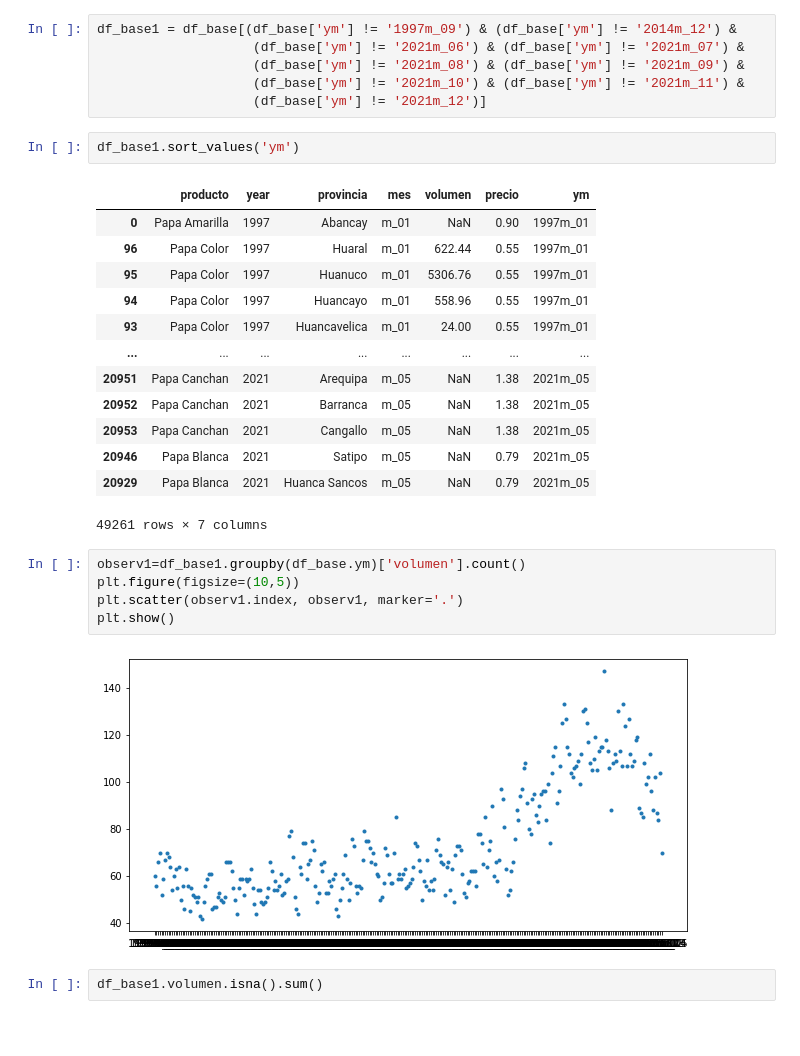
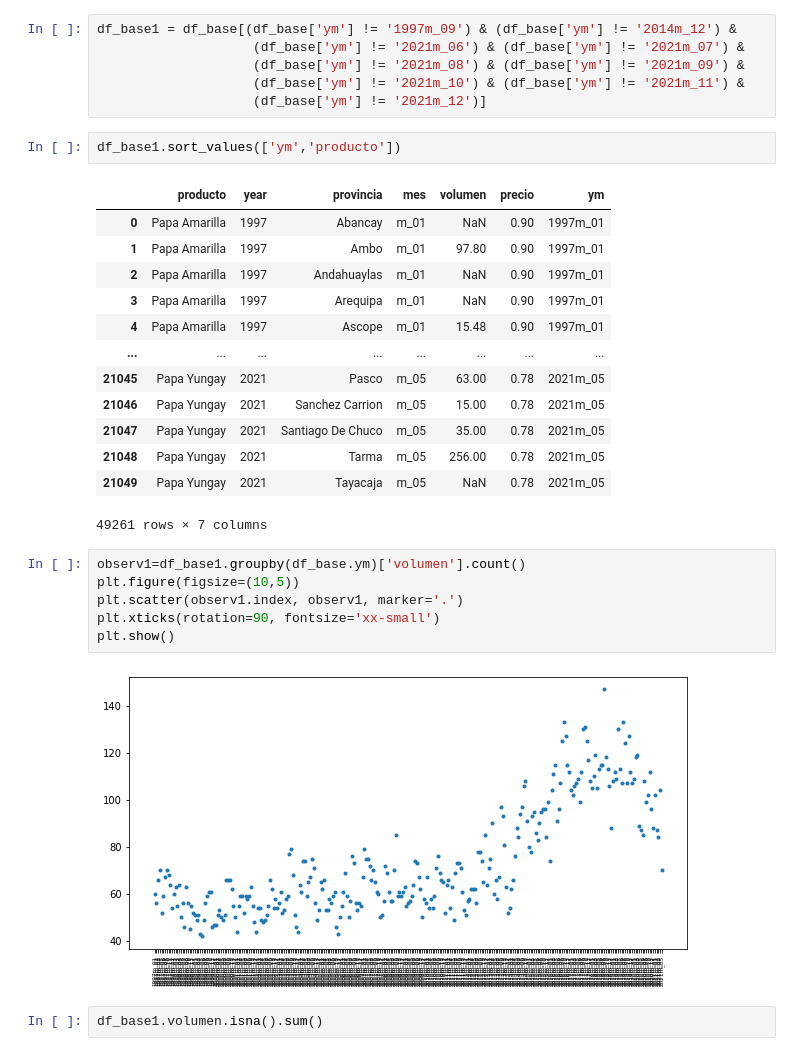
Before and after one commit to eduzegarra/grade_01, a Jupyter notebook: proyecto_papa.ipynb, the cells around one changed output. Saved outputs shown, nothing was run; the diff lists cells and outputs as text; blank space fills up the shorter version.

```diff
--- a/proyecto_papa.ipynb
+++ b/proyecto_papa.ipynb
@@ -223,28 +203,29 @@ df_base1 = df_base[(df_base['ym'] != '1997m_09') & (df_base['ym'] != '2014m_12')
                     (df_base['ym'] != '2021m_10') & (df_base['ym'] != '2021m_11') &
                     (df_base['ym'] != '2021m_12')]
 # %%
-df_base1.sort_values('ym')
+df_base1.sort_values(['ym','producto'])
 # %% [output]
 |  | producto | year | provincia | mes | volumen | precio | ym |
 | 0 | Papa Amarilla | 1997 | Abancay | m_01 | NaN | 0.90 | 1997m_01 |
-| 96 | Papa Color | 1997 | Huaral | m_01 | 622.44 | 0.55 | 1997m_01 |
-| 95 | Papa Color | 1997 | Huanuco | m_01 | 5306.76 | 0.55 | 1997m_01 |
-| 94 | Papa Color | 1997 | Huancayo | m_01 | 558.96 | 0.55 | 1997m_01 |
-| 93 | Papa Color | 1997 | Huancavelica | m_01 | 24.00 | 0.55 | 1997m_01 |
+| 1 | Papa Amarilla | 1997 | Ambo | m_01 | 97.80 | 0.90 | 1997m_01 |
+| 2 | Papa Amarilla | 1997 | Andahuaylas | m_01 | NaN | 0.90 | 1997m_01 |
+| 3 | Papa Amarilla | 1997 | Arequipa | m_01 | NaN | 0.90 | 1997m_01 |
+| 4 | Papa Amarilla | 1997 | Ascope | m_01 | 15.48 | 0.90 | 1997m_01 |
 | ... | ... | ... | ... | ... | ... | ... | ... |
-| 20951 | Papa Canchan | 2021 | Arequipa | m_05 | NaN | 1.38 | 2021m_05 |
-| 20952 | Papa Canchan | 2021 | Barranca | m_05 | NaN | 1.38 | 2021m_05 |
-| 20953 | Papa Canchan | 2021 | Cangallo | m_05 | NaN | 1.38 | 2021m_05 |
-| 20946 | Papa Blanca | 2021 | Satipo | m_05 | NaN | 0.79 | 2021m_05 |
-| 20929 | Papa Blanca | 2021 | Huanca Sancos | m_05 | NaN | 0.79 | 2021m_05 |
+| 21045 | Papa Yungay | 2021 | Pasco | m_05 | 63.00 | 0.78 | 2021m_05 |
+| 21046 | Papa Yungay | 2021 | Sanchez Carrion | m_05 | 15.00 | 0.78 | 2021m_05 |
+| 21047 | Papa Yungay | 2021 | Santiago De Chuco | m_05 | 35.00 | 0.78 | 2021m_05 |
+| 21048 | Papa Yungay | 2021 | Tarma | m_05 | 256.00 | 0.78 | 2021m_05 |
+| 21049 | Papa Yungay | 2021 | Tayacaja | m_05 | NaN | 0.78 | 2021m_05 |
 49261 rows × 7 columns
 # %%
 observ1=df_base1.groupby(df_base.ym)['volumen'].count()
 plt.figure(figsize=(10,5))
 plt.scatter(observ1.index, observ1, marker='.')
+plt.xticks(rotation=90, fontsize='xx-small')
 plt.show()
 # %% [output]
-[figure, old version]
+[figure, new version]
 # %%
 df_base1.volumen.isna().sum()
 # %% [output]
```
Also changed, not shown: parts of 16 cells of this notebook.
